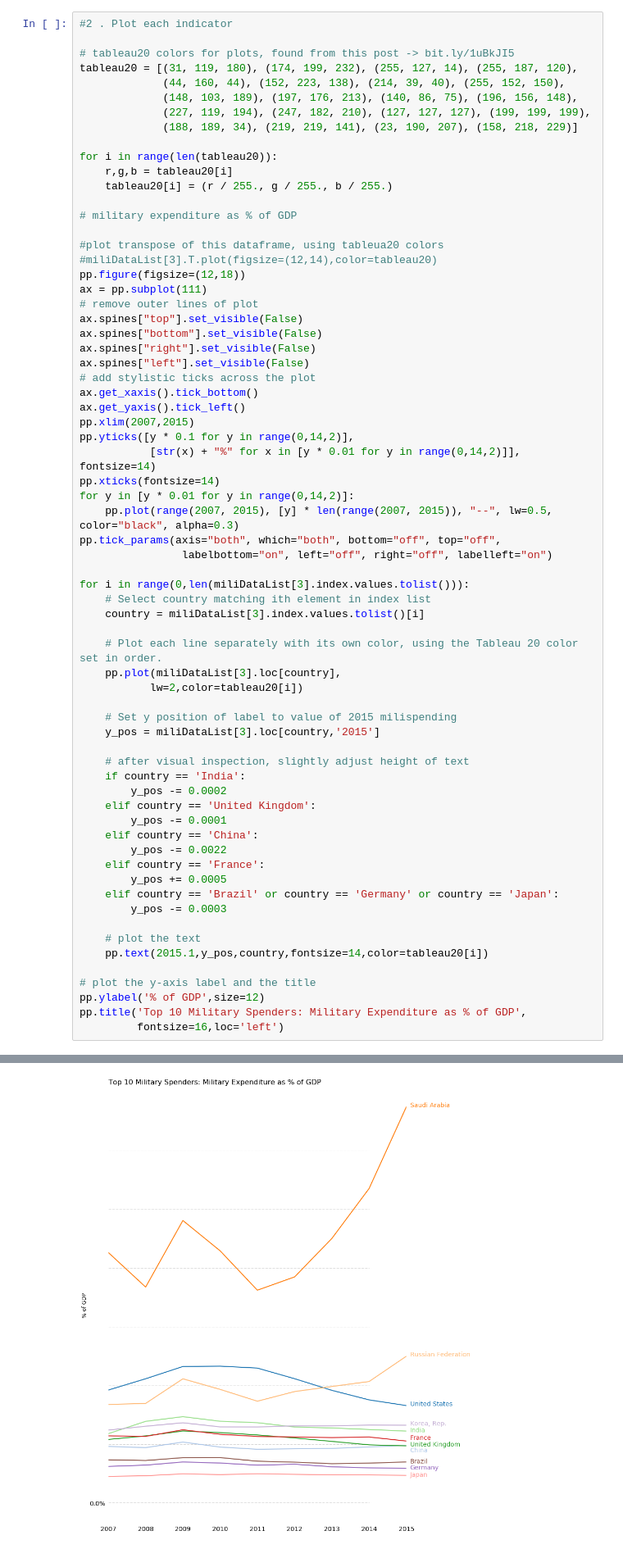
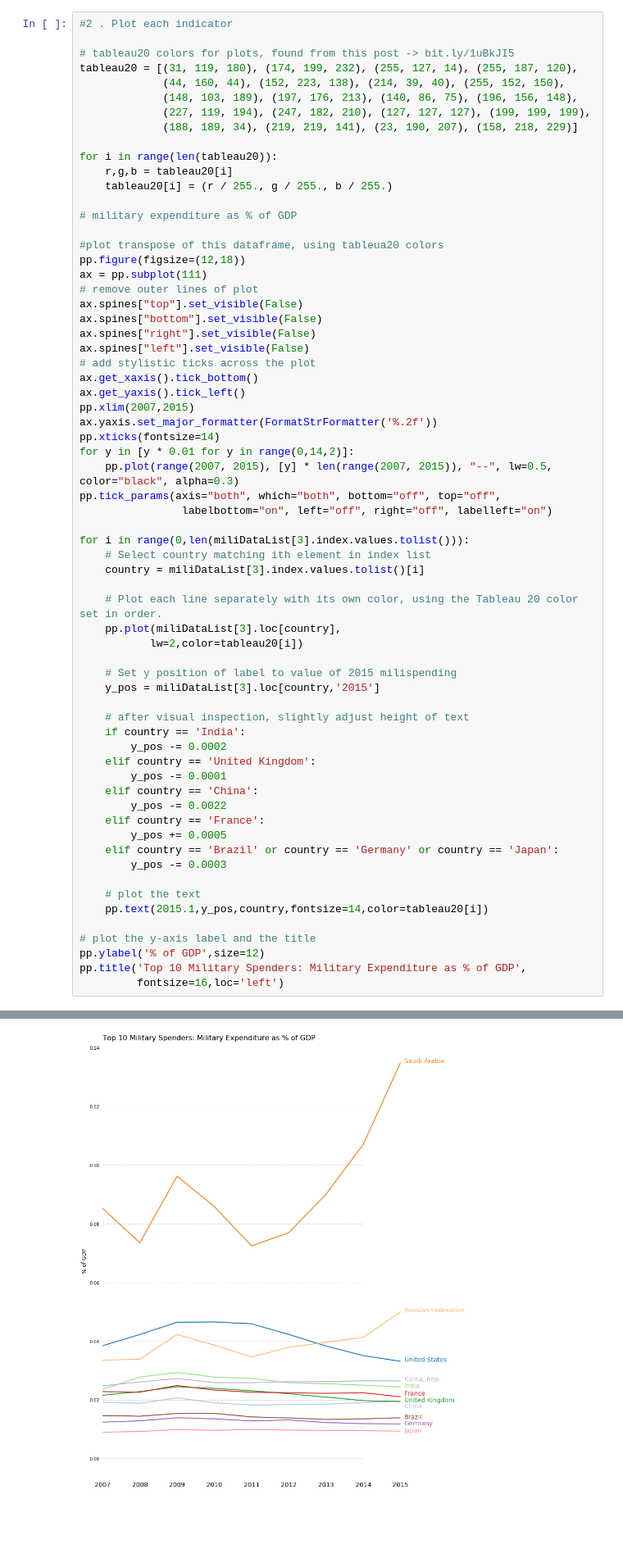
Before and after one commit to maxgrossman/minemilitaries, a Jupyter notebook: minemilitaries.ipynb, the cells around one changed output, grey strips where cells are left out. Shown at 82% size. Saved outputs shown, nothing was run; the diff lists cells and outputs as text; blank space fills up the shorter version.

Commit message:
prettier plots

```diff
--- a/minemilitaries.ipynb
+++ b/minemilitaries.ipynb
@@ -133,7 +134,6 @@ for i in range(len(tableau20)):
 # military expenditure as % of GDP
 
 #plot transpose of this dataframe, using tableua20 colors
-#miliDataList[3].T.plot(figsize=(12,14),color=tableau20)
 pp.figure(figsize=(12,18))
 ax = pp.subplot(111)
 # remove outer lines of plot
@@ -145,8 +145,7 @@ ax.spines["left"].set_visible(False)
 ax.get_xaxis().tick_bottom()
 ax.get_yaxis().tick_left()
 pp.xlim(2007,2015)
-pp.yticks([y * 0.1 for y in range(0,14,2)],
-           [str(x) + "%" for x in [y * 0.01 for y in range(0,14,2)]], fontsize=14)
+ax.yaxis.set_major_formatter(FormatStrFormatter('%.2f'))
 pp.xticks(fontsize=14)
 for y in [y * 0.01 for y in range(0,14,2)]:
     pp.plot(range(2007, 2015), [y] * len(range(2007, 2015)), "--", lw=0.5, color="black", alpha=0.3)
@@ -158,31 +157,31 @@ for i in range(0,len(miliDataList[3].index.values.tolist())):
     country = miliDataList[3].index.values.tolist()[i]
 
     # Plot each line separately with its own color, using the Tableau 20 color set in order.
     pp.plot(miliDataList[3].loc[country],
            lw=2,color=tableau20[i])
 
     # Set y position of label to value of 2015 milispending
     y_pos = miliDataList[3].loc[country,'2015']
 
     # after visual inspection, slightly adjust height of text
     if country == 'India':
         y_pos -= 0.0002
     elif country == 'United Kingdom':
         y_pos -= 0.0001
     elif country == 'China':
         y_pos -= 0.0022
     elif country == 'France':
         y_pos += 0.0005
     elif country == 'Brazil' or country == 'Germany' or country == 'Japan':
         y_pos -= 0.0003
 
     # plot the text
     pp.text(2015.1,y_pos,country,fontsize=14,color=tableau20[i])
 
 # plot the y-axis label and the title
 pp.ylabel('% of GDP',size=12)
 pp.title('Top 10 Military Spenders: Military Expenditure as % of GDP',
          fontsize=16,loc='left')
 # %% [output]
 <matplotlib.text.Text at 0x...>
-[figure, old version]
+[figure, new version]
```
Also changed, not shown: parts of 10 cells of this notebook.
